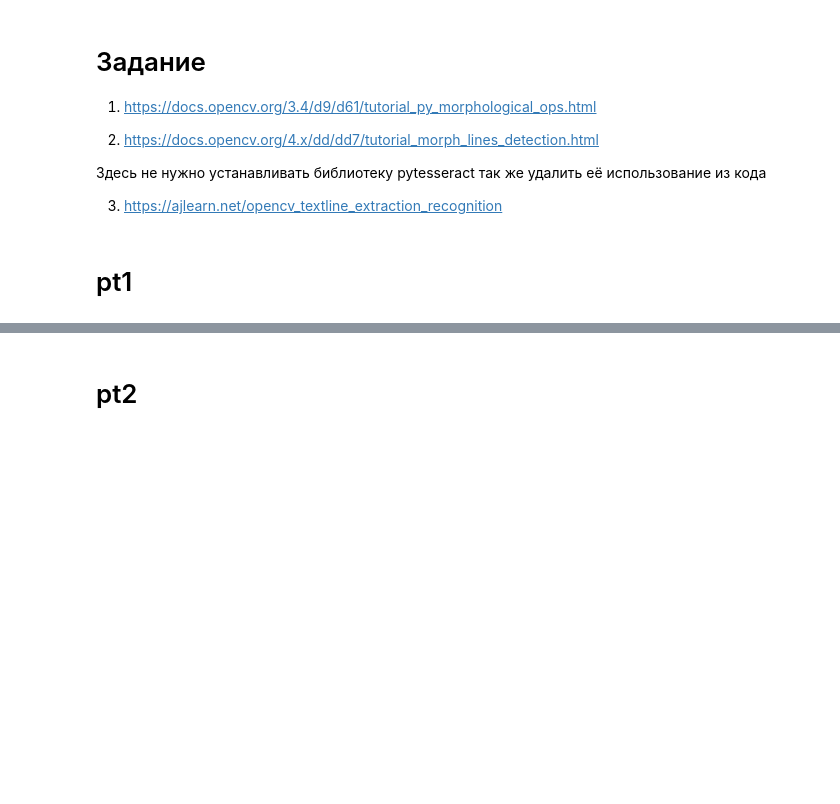
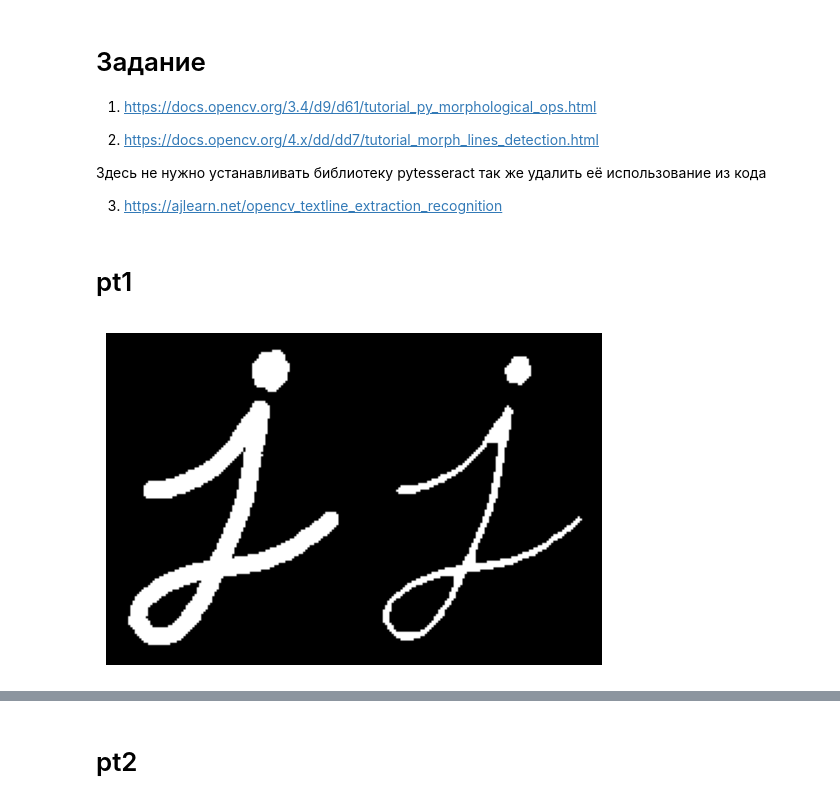
Before and after one commit to goldenchest19/labs, a Jupyter notebook: lab5.ipynb, the cells around one changed output, grey strips where cells are left out. Cells and saved outputs as stored; diff of their text form; code cells hidden in the pictures; blank space fills up the shorter version.

```diff
--- a/lab5.ipynb
+++ b/lab5.ipynb
@@ -29,13 +41,16 @@ def sravnenie(img1, img2):
 # %%
-img = cv.imread('resources/image.png', cv.IMREAD_GRAYSCALE)
+img = cv.imread('resources/lab5/image.png', cv.IMREAD_GRAYSCALE)
 assert img is not None, "file could not be read, check with os.path.exists()"
 kernel = np.ones((5,5),np.uint8)
 erosion = cv.erode(img,kernel,iterations = 1)
 combined_image = np.hstack((img, erosion))
-cv.imshow('img', combined_image)
 
-cv.waitKey()
-cv.destroyAllWindows()
+
+plt.imshow(combined_image, cmap='gray')
+plt.axis('off')
+plt.show()
+# %% [output]
+[figure, added]
 # %%
 dilation = cv.dilate(img,kernel,iterations = 1)
 combined_image = np.hstack((img, dilation))
```
Also changed, not shown: parts of 16 cells of this notebook, 3 other files.
